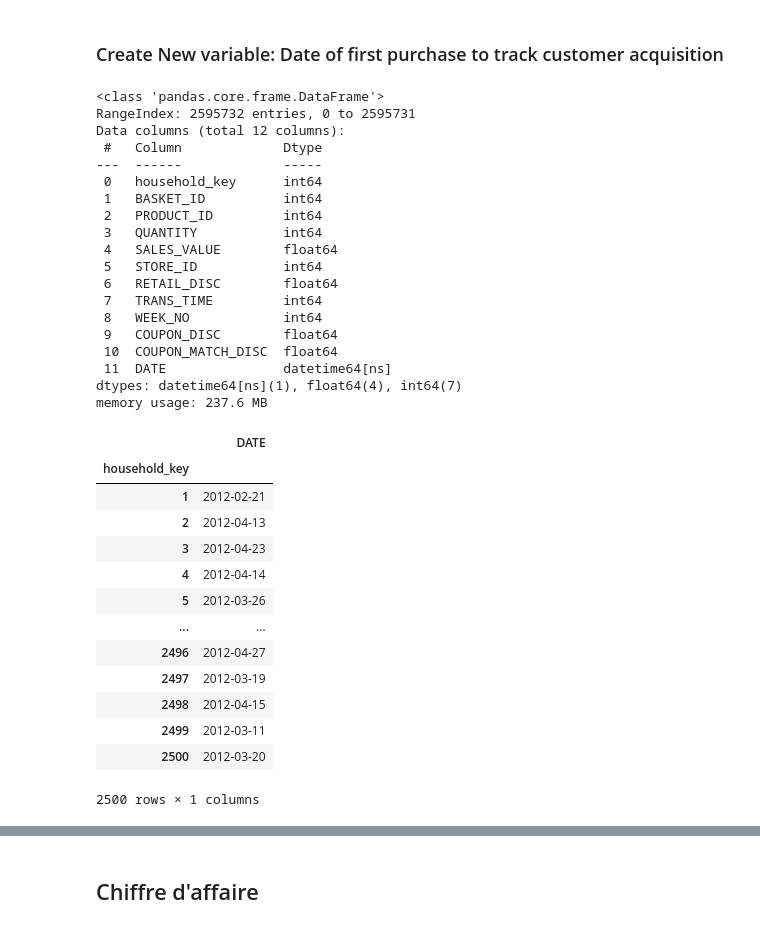
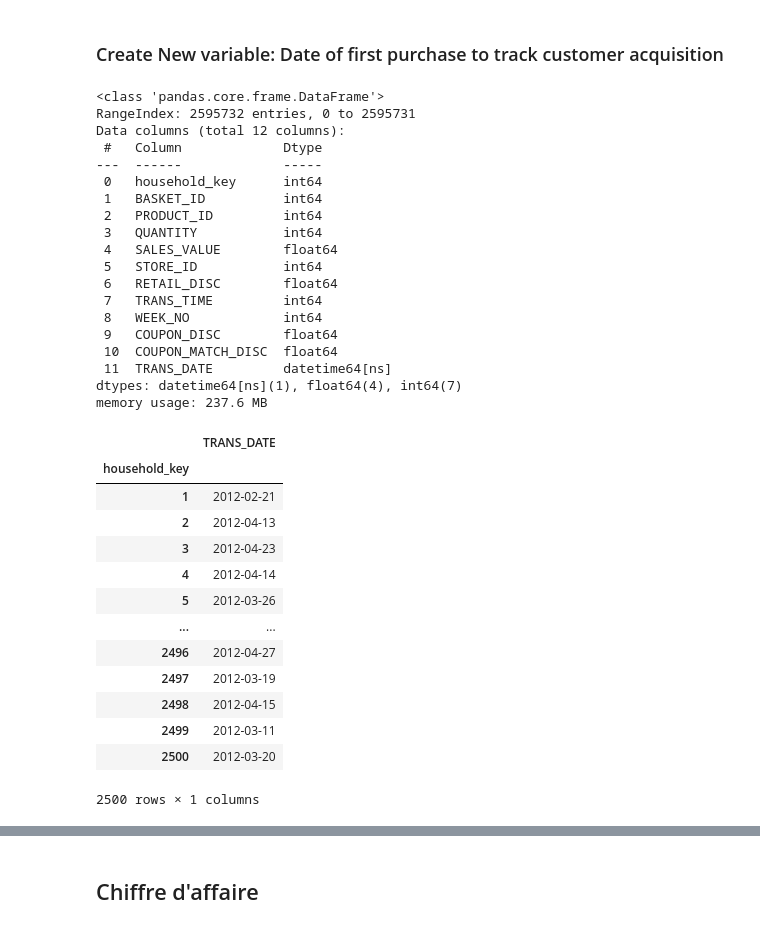
Before and after one commit to Medkallel/Dunhumby-The-complete-Journey-Dashboard, a Jupyter notebook: Src/Data_Exploration-Preprocessing.ipynb, the cells around one changed output, grey strips where cells are left out. Cells and saved outputs as stored; diff of their text form; code cells hidden in the pictures.

```diff
--- a/Src/Data_Exploration-Preprocessing.ipynb
+++ b/Src/Data_Exploration-Preprocessing.ipynb
@@ -713,11 +729,10 @@ Name: count, dtype: int64
 reference_date = pd.Timestamp("01-01-12")
 
 # Add days to the reference date to calculate the actual date
-df_trnsct["DATE"] = reference_date + pd.to_timedelta(df_trnsct["DAY"], unit="D")
-
+df_trnsct["TRANS_DATE"] = reference_date + pd.to_timedelta(df_trnsct["DAY"], unit="D")
 df_trnsct.drop(columns=["DAY"], inplace=True)
 
-df_trnsct["DATE"]
+df_trnsct["TRANS_DATE"]
 # %% [output]
 0         2012-01-02
 1         2012-01-02
@@ -795,24 +810,24 @@ Data columns (total 12 columns):
  8   WEEK_NO            int64
  9   COUPON_DISC        float64
  10  COUPON_MATCH_DISC  float64
- 11  DATE               datetime64[ns]
+ 11  TRANS_DATE         datetime64[ns]
 dtypes: datetime64[ns](1), float64(4), int64(7)
 memory usage: 237.6 MB
 # %%
 customer_first_date = (
-    df_trnsct[["household_key", "DATE"]]
-    .groupby(["household_key", "DATE"])
+    df_trnsct[["household_key", "TRANS_DATE"]]
+    .groupby(["household_key", "TRANS_DATE"])
     .value_counts()
 )
 customer_first_date = customer_first_date.reset_index()
 customer_first_date.drop(columns=["count"], inplace=True)
 customer_first_date = customer_first_date.groupby("household_key").min()
 customer_first_date = customer_first_date.rename(
     columns={"DAY": "Day_of_first_purchase", "index": "household_key"}
 )
 customer_first_date
 # %% [output]
-|  | DATE |
+|  | TRANS_DATE |
 | household_key |  |
 | 1 | 2012-02-21 |
 | 2 | 2012-04-13 |
```
Also changed, not shown: parts of 9 cells of this notebook, 9 other files.
